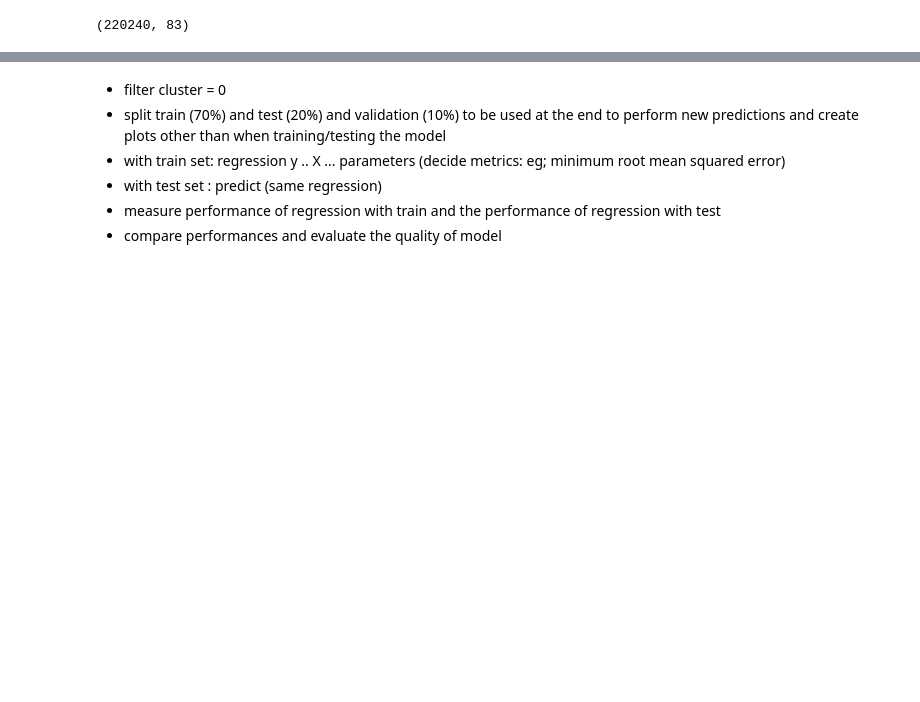
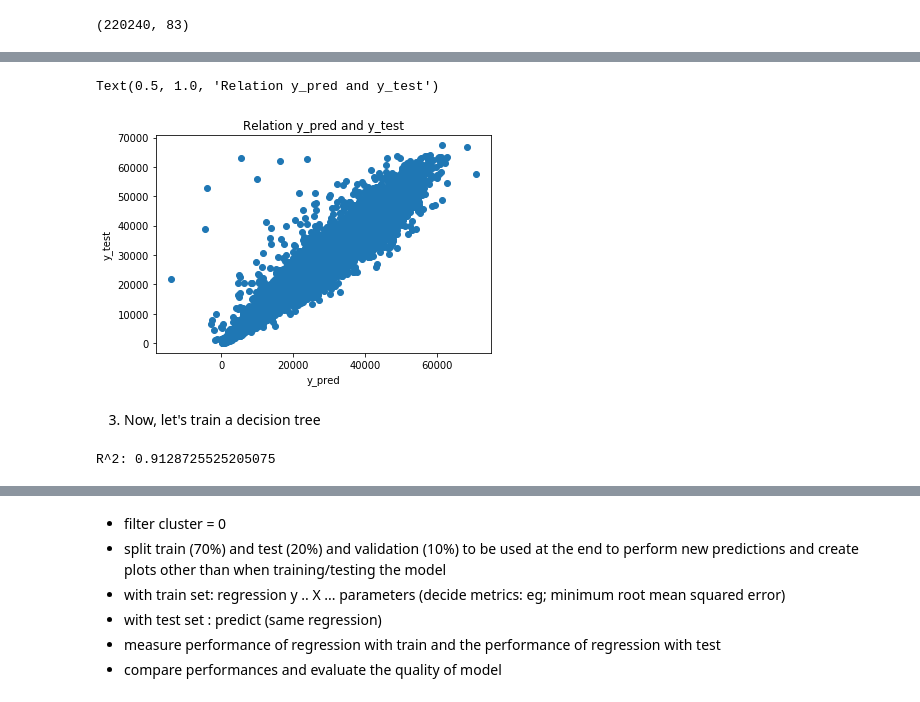
Before and after one commit to Crosita/Capstone-Project-1, a Jupyter notebook: Machine Learning_Capstone_1.ipynb, the cells around one changed output, grey strips where cells are left out. Saved outputs shown, nothing was run; the diff lists cells and outputs as text; code cells hidden in the pictures; blank space fills up the shorter version.

```diff
--- a/Machine Learning_Capstone_1.ipynb
+++ b/Machine Learning_Capstone_1.ipynb
@@ -56,0 +138,3 @@ x_cols1_df.shape
+# %%
+#create variable containing pop. by hour and raw visit count
+df_predict_0 = x_cols1_df_0[['12am','1am', '2am', '3am', '4am', '5am', '6am', '7am', '8am', '9am', '10am', '11am', '12pm', '1pm', '2pm', '3pm', '4pm', '5pm', '6pm', '7pm', '8pm', '9pm', '10pm', '11pm', 'raw_visit_count']]
@@ -56,0 +151,4 @@ x_cols1_df.shape
+# %%
+y_0 = df_predict_0["raw_visit_count"]
+# %%
+X_0 = np.asmatrix(np.array(df_predict_0[['12am','1am', '2am', '3am', '4am', '5am', '6am', '7am', '8am', '9am', '10am', '11am', '12pm', '1pm', '2pm', '3pm', '4pm', '5pm', '6pm', '7pm', '8pm', '9pm', '10pm', '11pm']]))
@@ -56,0 +157,4 @@ x_cols1_df.shape
+# %%
+X_train, X_test, y_train, y_test = train_test_split(X_0, y_0, test_size = 0.2, random_state = 42)
+reg_all = LinearRegression()
+reg_all.fit(X_train, y_train)
@@ -56,0 +189,16 @@ x_cols1_df.shape
+# %%
+plt.scatter(y_pred, y_test)
+plt.xlabel('y_pred')
+plt.ylabel('y_test')
+plt.title('Relation y_pred and y_test')
+# %% [output]
+Text(0.5, 1.0, 'Relation y_pred and y_test')
+[figure, added]
+# %% [markdown]
+3. Now, let's train a decision tree
+# %%
+regressor.fit(X_train, y_train)
+y_pred = regressor.predict(X_test)
+print("R^2: {}".format(regressor.score(X_test, y_test)))
+# %% [output]
+R^2: 0.9128725525205075
```
Also changed, not shown: parts of 105 cells of this notebook.
